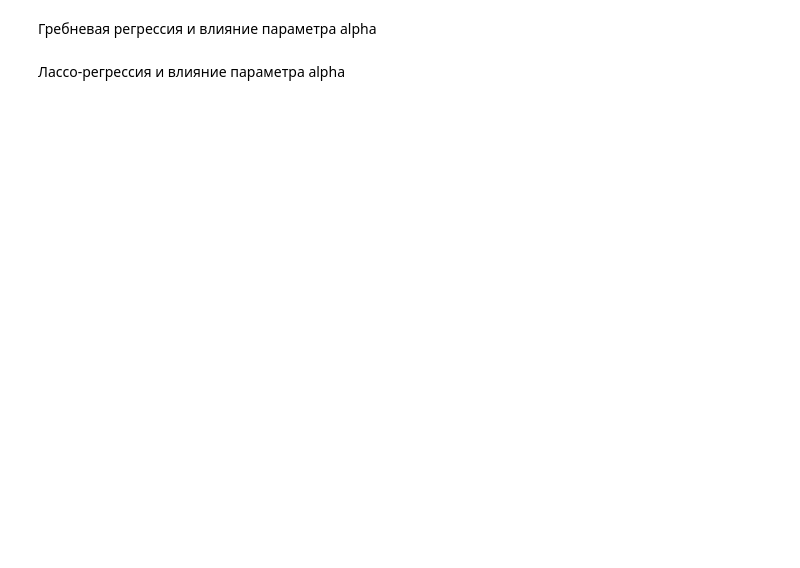
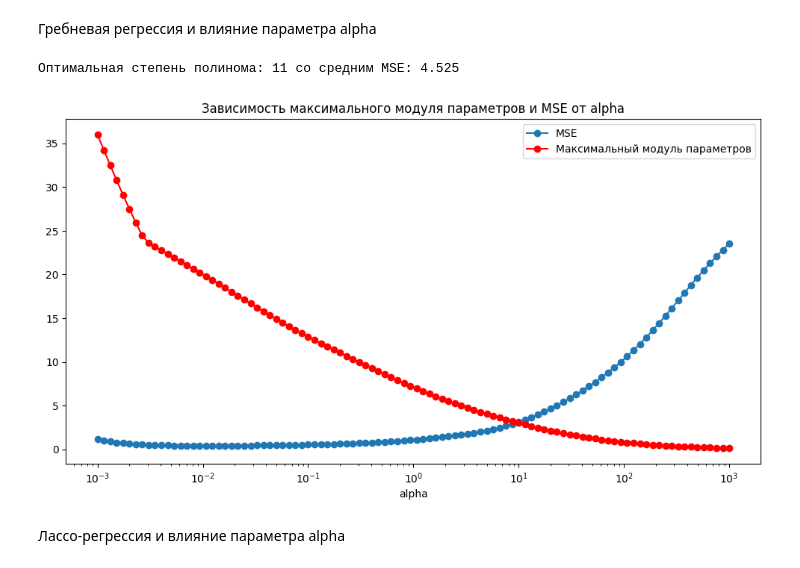
Before and after one commit to cursedbleidd/ML_Homework, a Jupyter notebook: AIM_practice_5.ipynb, the cells around one changed output. Saved outputs shown, nothing was run; the diff lists cells and outputs as text; code cells hidden in the pictures; blank space fills up the shorter version.

```diff
--- a/AIM_practice_5.ipynb
+++ b/AIM_practice_5.ipynb
@@ -48,13 +15,10 @@ https://scikit-learn.org/stable/modules/generated/sklearn.svm.SVR.html#sklearn.s
 # %% [markdown]
 Загрузка данных
 # %%
-import pandas as pd
+# Загрузка данных
+df = pd.read_csv('datasets/Advertising.csv')
+df.drop(df.columns[[0]], axis=1, inplace=True)
 
-def load_data(file_path):
-    df = pd.read_csv(file_path)
-    df.drop(df.columns[[0]], axis=1, inplace=True)  # Удаление ненужного столбца c id
-    df.info()
-    return df
-
-def get_X_y(df):
-    return df[['TV', 'radio', 'newspaper']], df['sales']
+# Определение входных переменных и целевой переменной
+X = df[['TV', 'radio', 'newspaper']]
+y = df['sales']
@@ -134,2 +142,18 @@ def polynomial_regression_analysis(df, max_pow = 10):
+# %%
+def plots(alpha_values, best_degree, best_mse, mse_values, coef_max):
+
+    print(f'Оптимальная степень полинома: {best_degree} со средним MSE: {best_mse:.3f}')
+
+    plt.figure(figsize=(12, 6))
+    plt.plot(alpha_values, mse_values, marker='o', label='MSE')
+    plt.plot(alpha_values, coef_max, marker='o', color='r', label='Максимальный модуль параметров')
+    plt.xlabel('alpha')
+    plt.xscale('log')
+    plt.title('Зависимость максимального модуля параметров и MSE от alpha')
+    plt.legend()
+    plt.show()
+# %%
+max_degrees = range(1, 15)
+alpha_values = np.logspace(-3, 3, 100)
 # %% [markdown]
 Гребневая регрессия и влияние параметра alpha
@@ -183,2 +160,8 @@ def ridge_regression_analysis(df, max_degrees=range(1, 15), alpha_values=np.logs
+# %%
+best_degree, best_mse, ridge_mse_values, ridge_coef_max = regression(Ridge, alpha_values, max_degrees)
+plots(alpha_values, best_degree, best_mse, ridge_mse_values, ridge_coef_max)
+# %% [output]
+Оптимальная степень полинома: 11 со средним MSE: 4.525
+[figure, added]
 # %% [markdown]
 Лассо-регрессия и влияние параметра alpha
```
Also changed, not shown: parts of 29 cells of this notebook.
